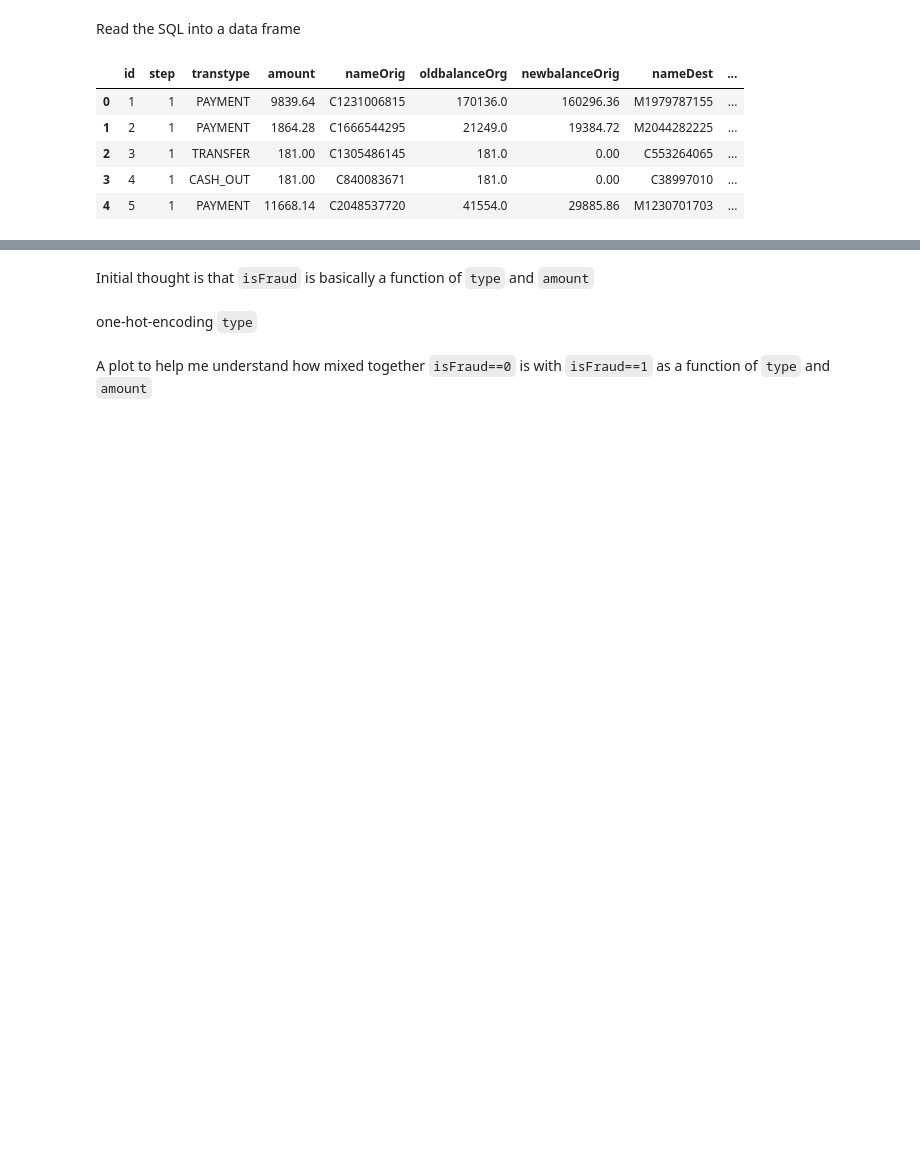
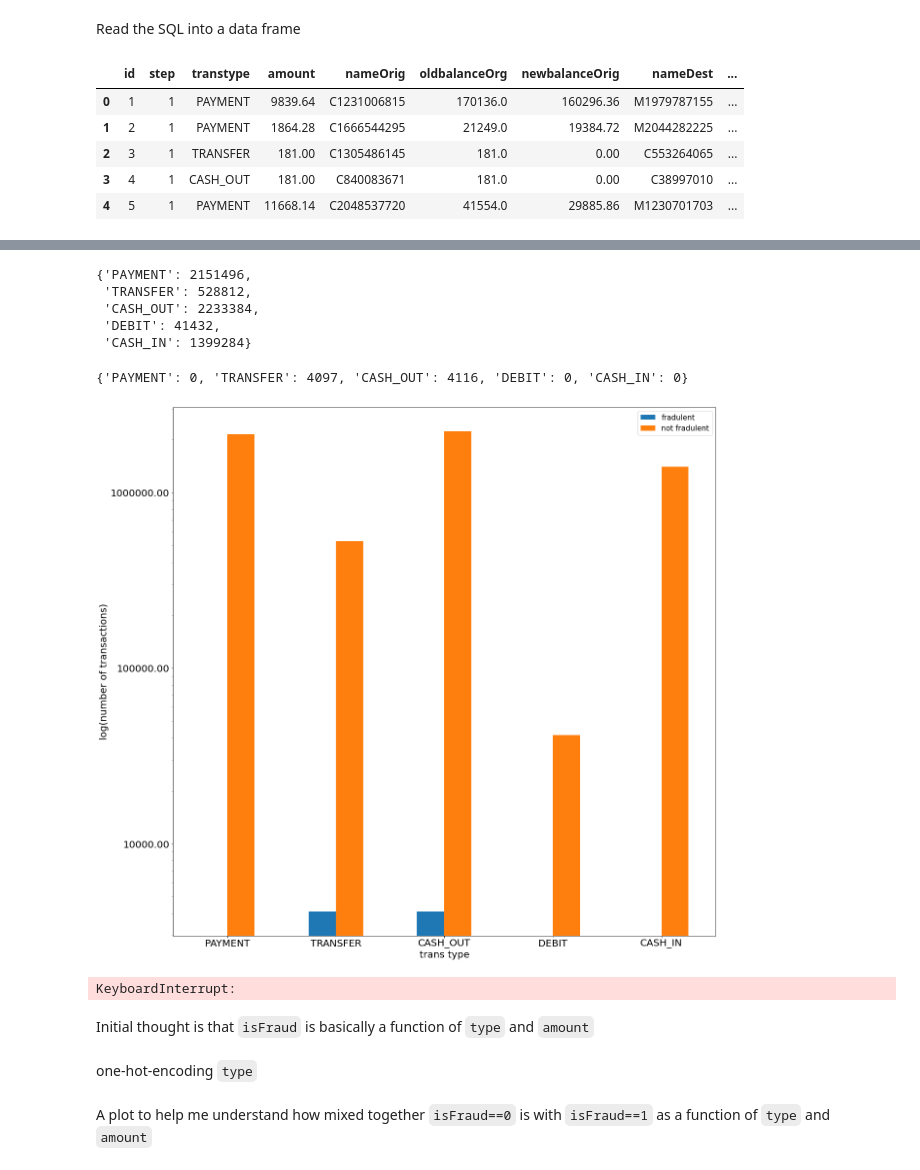
Before and after one commit to michael-a-green/Metis_Project3, a Jupyter notebook: Source/Project3.ipynb, the cells around one changed output, grey strips where cells are left out. Drawn from its saved outputs; the diff is of its cells as text; code cells hidden in the pictures; blank space fills up the shorter version.

Commit message:
updates to notebook to generate a bar graph and add an engineered feature (wip). Added slides for a presentation.

```diff
--- a/Source/Project3.ipynb
+++ b/Source/Project3.ipynb
@@ -363,0 +385,71 @@ paysim_data_df.head()
+# %%
+# Things to plot
+#
+# histogram: X axis: Type of transfers. Y axis: Number of those transfers where isFraud == 1
+# historgram: X axis: Type of transfers. Y axis: Number of those transfers where isFraud == 0
+fraud_counts_dict = {}
+notfraud_counts_dict = {}
+transtypes = paysim_data_df["transtype"].unique()
+
+for transtype in transtypes:
+    numb_of_fraud_nofraud = paysim_data_df[ paysim_data_df["transtype"] == transtype ]["isFraud"].value_counts()
+
+    if numb_of_fraud_nofraud.get(1):
+        fraud_counts_dict[transtype] = numb_of_fraud_nofraud[1]
+    else:
+        fraud_counts_dict[transtype] = 0
+
+    if numb_of_fraud_nofraud.get(0):
+        notfraud_counts_dict[transtype] = numb_of_fraud_nofraud[0]
+    else:
+        notfraud_counts_dict[transtype] = 0
+# %%
+notfraud_counts_dict
+# %% [output]
+{'PAYMENT': 2151496,
+ 'TRANSFER': 528812,
+ 'CASH_OUT': 2233384,
+ 'DEBIT': 41432,
+ 'CASH_IN': 1399284}
+# %%
+fraud_counts_dict
+# %% [output]
+{'PAYMENT': 0, 'TRANSFER': 4097, 'CASH_OUT': 4116, 'DEBIT': 0, 'CASH_IN': 0}
+# %%
+col_names = ["type","fraud","notfraud"]
+rows = [
+    list(notfraud_counts_dict.keys()),
+    list(fraud_counts_dict.values()),
+    list(notfraud_counts_dict.values())
+]
+# %%
+from matplotlib import ticker
+thefinal_dict = dict(zip(col_names,rows))
+
+myplot_df = pd.DataFrame(thefinal_dict)
+myplot_df = myplot_df.set_index("type")
+myplot_df.plot(kind='bar',figsize=(20,20),logy=True,fontsize=20)
+#plt.figure(figsize=(20,20))
+plt.ylabel("log(number of transactions)",fontsize=20)
+plt.xlabel("trans type",fontsize=20)
+plt.legend(["fradulent","not fradulent"],fontsize=15)
+plt.gca().yaxis.set_major_formatter(ticker.FormatStrFormatter('%.2f'))
+plt.gca().xaxis.set_tick_params(rotation=0)
+plt.savefig('fraud_not_fraud_per_xfer.png')
+# %% [output]
+[figure, added]
+# %%
+#TODO If you have time - convert it to a SQL query
+
+
+def calc_suspect(row):
+    if ((row["oldbalanceOrg"] == row["amount"]) or (row["newbalanceDest"] == row["amount"])) and (row["newbalanceOrig"] == 0):
+        row["suspicious_rating"] = 1.0
+    if ((row["oldbalanceOrg"] == row["amount"]) or (row["newbalanceDest"] == row["amount"])) and (row["newbalanceOrig"] < row["oldbalanceOrg"]):
+        row["suspicious_rating"] = 0.6
+    else:
+        row["suspicious_rating"] = 0
+
+paysim_data_df["suspect_score"] = paysim_data_df.apply(calc_suspect,axis=1)
+# %% [output]
+KeyboardInterrupt:
```
Also changed, not shown: parts of 7 cells of this notebook, 2 other files.
